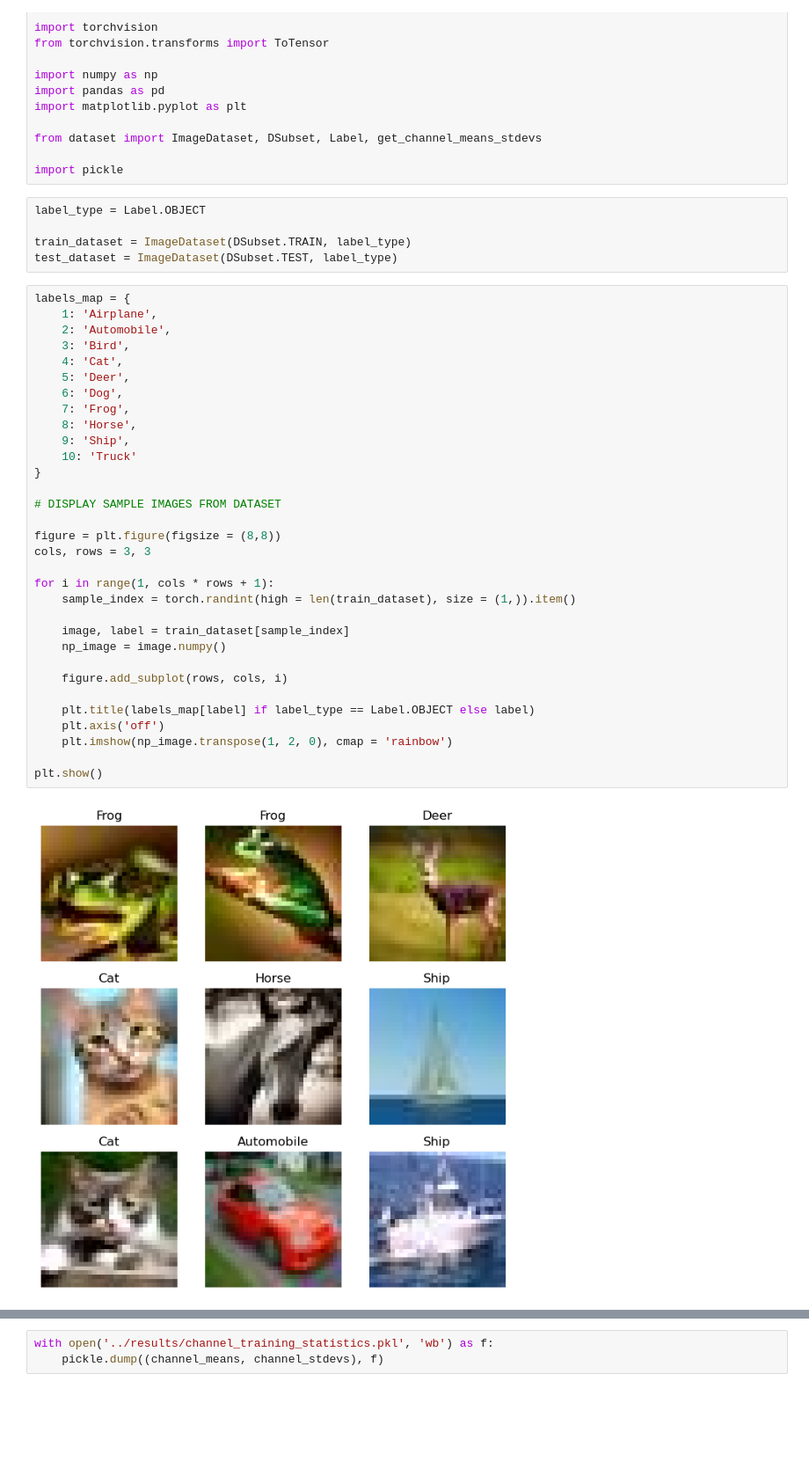
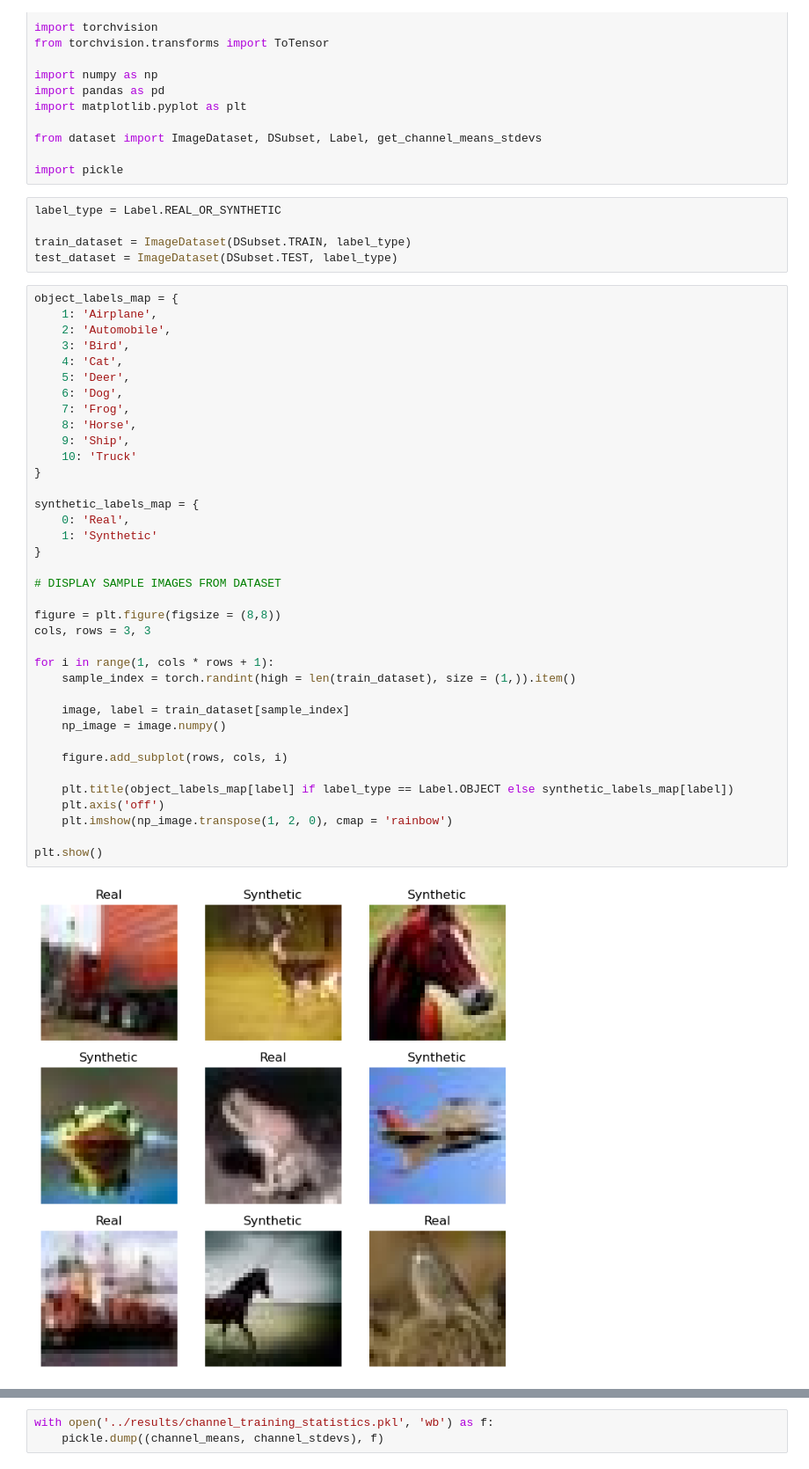
Before and after one commit to plestz/synthetic_image_classifier, a Jupyter notebook: src/eda.ipynb, the cells around one changed output, grey strips where cells are left out. Shown: that part at 88% size. Drawn from its saved outputs; the diff is of its cells as text; blank space fills up the shorter version.

```diff
--- a/src/eda.ipynb
+++ b/src/eda.ipynb
@@ -20,42 +20,47 @@ from dataset import ImageDataset, DSubset, Label, get_channel_means_stdevs
 
 import pickle
 # %%
-label_type = Label.OBJECT
+label_type = Label.REAL_OR_SYNTHETIC
 
 train_dataset = ImageDataset(DSubset.TRAIN, label_type)
 test_dataset = ImageDataset(DSubset.TEST, label_type)
 # %%
-labels_map = {
+object_labels_map = {
     1: 'Airplane',
     2: 'Automobile',
     3: 'Bird',
     4: 'Cat',
     5: 'Deer',
     6: 'Dog',
     7: 'Frog',
     8: 'Horse',
     9: 'Ship',
     10: 'Truck'
+}
+
+synthetic_labels_map = {
+    0: 'Real',
+    1: 'Synthetic'
 }
 
 # DISPLAY SAMPLE IMAGES FROM DATASET
 
 figure = plt.figure(figsize = (8,8))
 cols, rows = 3, 3
 
 for i in range(1, cols * rows + 1):
     sample_index = torch.randint(high = len(train_dataset), size = (1,)).item()
 
     image, label = train_dataset[sample_index]
     np_image = image.numpy()
 
     figure.add_subplot(rows, cols, i)
 
-    plt.title(labels_map[label] if label_type == Label.OBJECT else label)
+    plt.title(object_labels_map[label] if label_type == Label.OBJECT else synthetic_labels_map[label])
     plt.axis('off')
     plt.imshow(np_image.transpose(1, 2, 0), cmap = 'rainbow')
 
 plt.show()
 # %% [output]
-[figure, old version]
+[figure, new version]
 # %%
```
Also changed, not shown: parts of 1 cell of this notebook, 2 other files.
